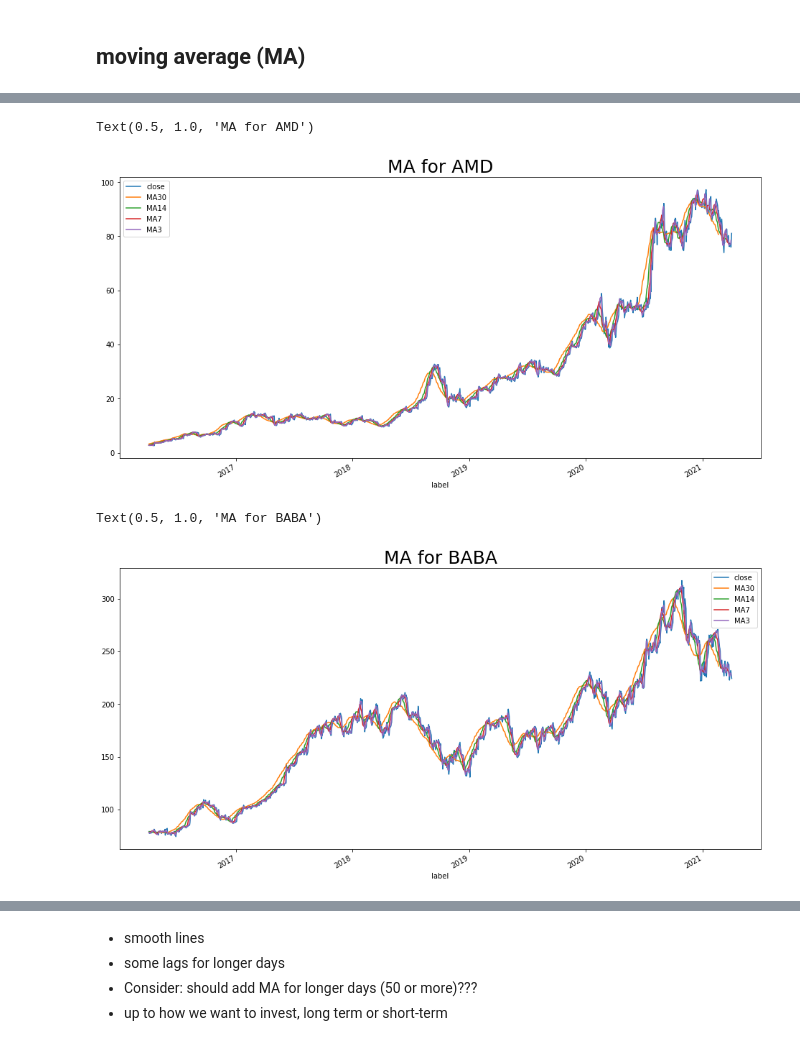
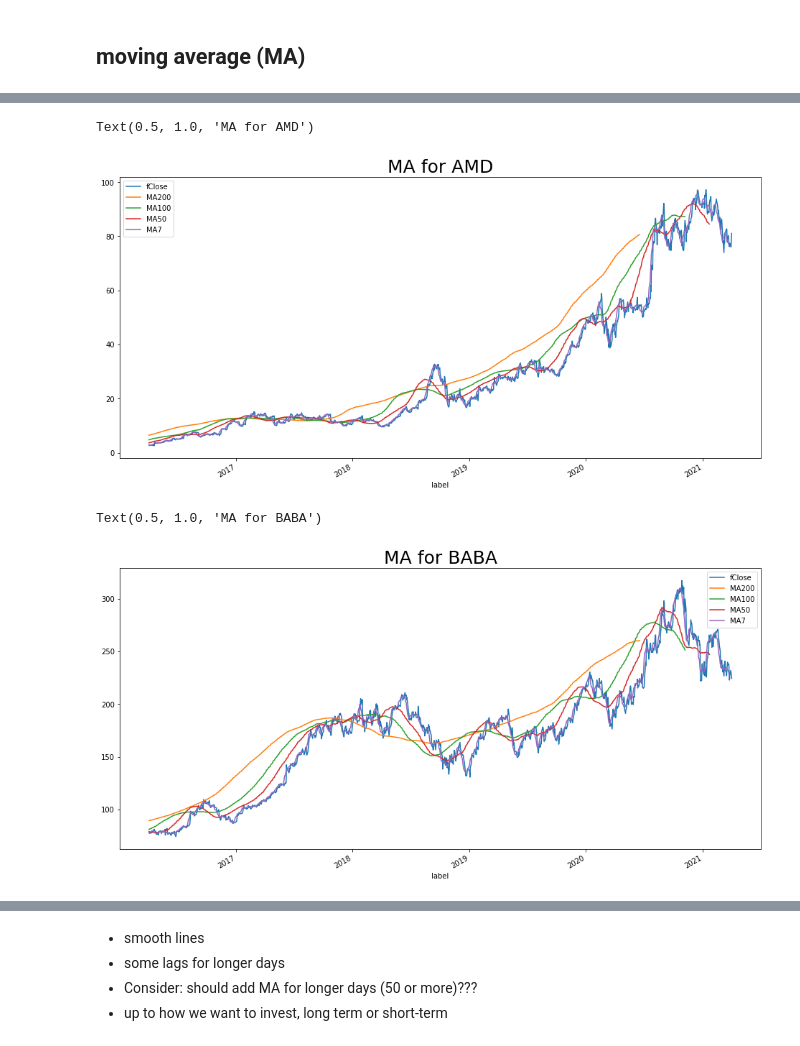
Before and after one commit to Yu821/stock_price_prediction, a Jupyter notebook: visualizations_for_history_price.ipynb, the cells around one changed output, grey strips where cells are left out. Drawn from its saved outputs; the diff is of its cells as text; code cells hidden in the pictures.

```diff
--- a/visualizations_for_history_price.ipynb
+++ b/visualizations_for_history_price.ipynb
@@ -263,28 +263,28 @@ Text(0.5, 1.0, 'MA for ADBE')
 # %%
 # AMD
-# change in one month, two weeks, 1 week, 3 days
-df_AMD['MA30'] = df_AMD['close'].rolling(30).mean()
-df_AMD['MA14'] = df_AMD['close'].rolling(14).mean()
+# change in 7 days, 50 days, 100 days and 200 days
+df_AMD['MA200'] = df_AMD['close'].rolling(200).mean()
+df_AMD['MA100'] = df_AMD['close'].rolling(100).mean()
+df_AMD['MA50'] = df_AMD['close'].rolling(50).mean()
 df_AMD['MA7'] = df_AMD['close'].rolling(7).mean()
-df_AMD['MA3'] = df_AMD['close'].rolling(3).mean()
 
-df_AMD[['close', 'MA30', 'MA14', 'MA7', 'MA3']].plot(figsize = (16,8))
+df_AMD[['fClose', 'MA200', 'MA100', 'MA50', 'MA7']].plot(figsize = (16,8))
 plt.title('MA for AMD', fontsize = 25)
 # %% [output]
 Text(0.5, 1.0, 'MA for AMD')
-[figure, old version]
+[figure, new version]
 # %%
 # BABA
-# change in one month, two weeks, 1 week, 3 days
-df_BABA['MA30'] = df_BABA['close'].rolling(30).mean()
-df_BABA['MA14'] = df_BABA['close'].rolling(14).mean()
+# change in 7 days, 50 days, 100 days and 200 days
+df_BABA['MA200'] = df_BABA['close'].rolling(200).mean()
+df_BABA['MA100'] = df_BABA['close'].rolling(100).mean()
+df_BABA['MA50'] = df_BABA['close'].rolling(50).mean()
 df_BABA['MA7'] = df_BABA['close'].rolling(7).mean()
-df_BABA['MA3'] = df_BABA['close'].rolling(3).mean()
 
-df_BABA[['close', 'MA30', 'MA14', 'MA7', 'MA3']].plot(figsize = (16,8))
+df_BABA[['fClose', 'MA200', 'MA100', 'MA50', 'MA7']].plot(figsize = (16,8))
 plt.title('MA for BABA', fontsize = 25)
 # %% [output]
 Text(0.5, 1.0, 'MA for BABA')
-[figure, old version]
+[figure, new version]
 # %%
 # FB
```
Also changed, not shown: parts of 9 cells of this notebook, 1 other file.
